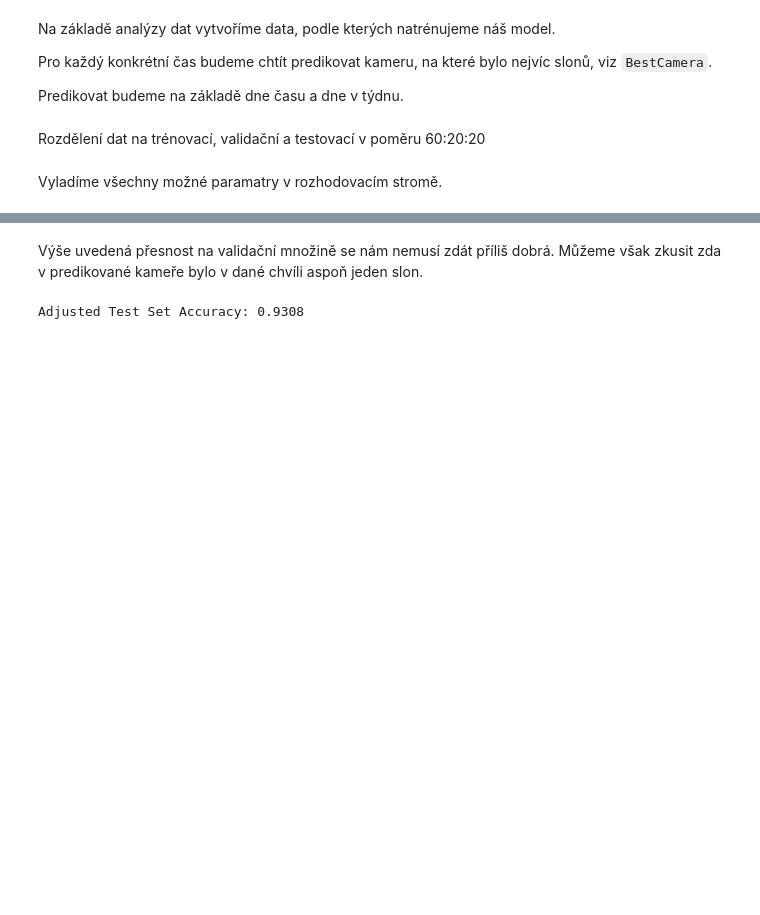
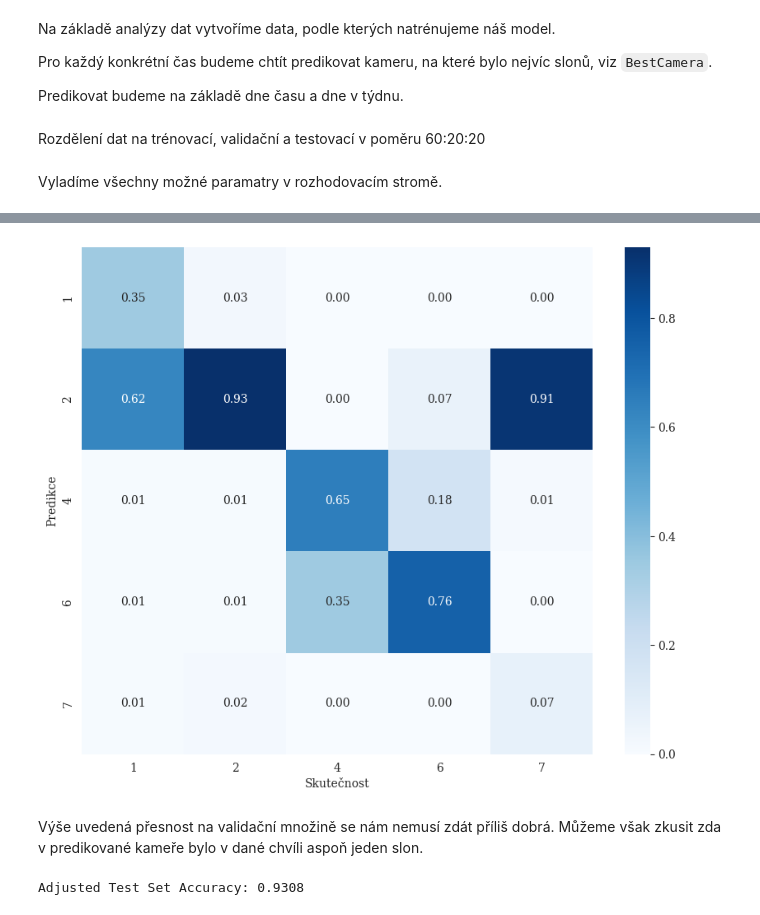
Before and after one commit to Tomasngu/BP, a Jupyter notebook: model_dt/tree.ipynb, the cells around one changed output, grey strips where cells are left out. Saved outputs shown, nothing was run; the diff lists cells and outputs as text; code cells hidden in the pictures; blank space fills up the shorter version.

```diff
--- a/model_dt/tree.ipynb
+++ b/model_dt/tree.ipynb
@@ -125,4 +141,25 @@ Test Set Accuracy: 0.6229
 [figure]
+# %%
+plt.rcParams.update({
+    "font.family": "serif",
+    "pgf.texsystem": "lualatex",
+    "pgf.rcfonts": False,
+    "savefig.edgecolor": "ffffff",
+    "savefig.facecolor": "ffffff",
+    "figure.figsize": (10, 8),
+    "font.size": "10"
+})
+
+cf_matrix = confusion_matrix(y_test, y_pred_test, normalize='true')
+cf_matrix = cf_matrix.T
+sns.heatmap(cf_matrix, annot=True, fmt='.2f', cmap='Blues', xticklabels=class_names, yticklabels=class_names)
+plt.xlabel('Skutečnost')
+plt.ylabel('Predikce')
+plt.savefig("cf.pdf",
+            bbox_inches ="tight",
+)
+# %% [output]
+[figure, added]
 # %% [markdown]
 Výše uvedená přesnost na validační množině se nám nemusí zdát příliš dobrá. Můžeme však zkusit zda v predikované kameře bylo v dané chvíli aspoň jeden slon.
 # %%
```
Also changed, not shown: parts of 1 cell of this notebook.
